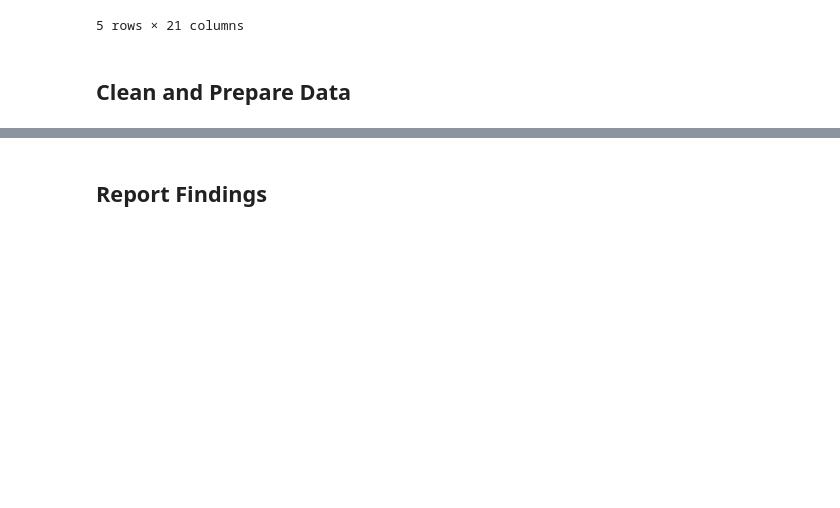
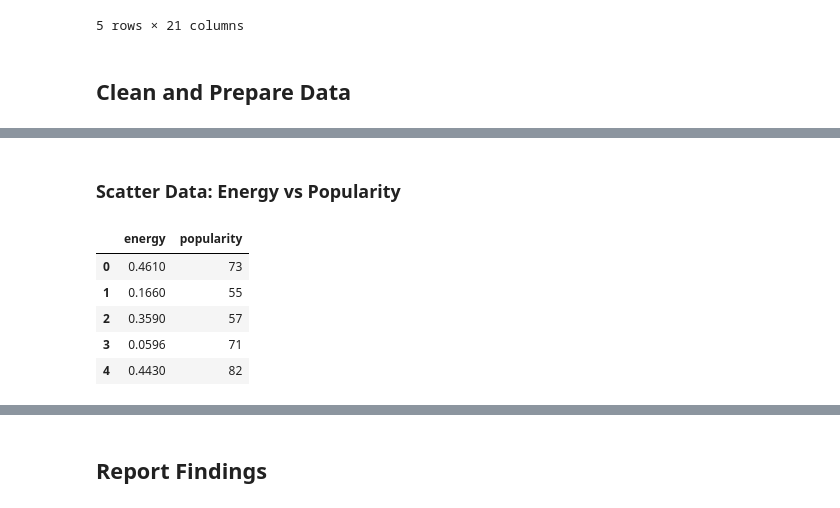
Before and after one commit to reduta-paulbenidict/Data-Visualization, a Jupyter notebook: final output/spotify_tracks_popularity_analysis.ipynb, the cells around one changed output, grey strips where cells are left out. Cells and saved outputs as stored; diff of their text form; code cells hidden in the pictures; blank space fills up the shorter version.

```diff
--- a/final output/spotify_tracks_popularity_analysis.ipynb
+++ b/final output/spotify_tracks_popularity_analysis.ipynb
@@ -23,0 +198,12 @@ df.head()
+# %% [markdown]
+### Scatter Data: Energy vs Popularity
+# %%
+scatter_energy_popularity = df[['energy', 'popularity']].dropna()
+scatter_energy_popularity.head()
+# %% [output]
+|  | energy | popularity |
+| 0 | 0.4610 | 73 |
+| 1 | 0.1660 | 55 |
+| 2 | 0.3590 | 57 |
+| 3 | 0.0596 | 71 |
+| 4 | 0.4430 | 82 |
```
Also changed, not shown: parts of 18 cells of this notebook.
